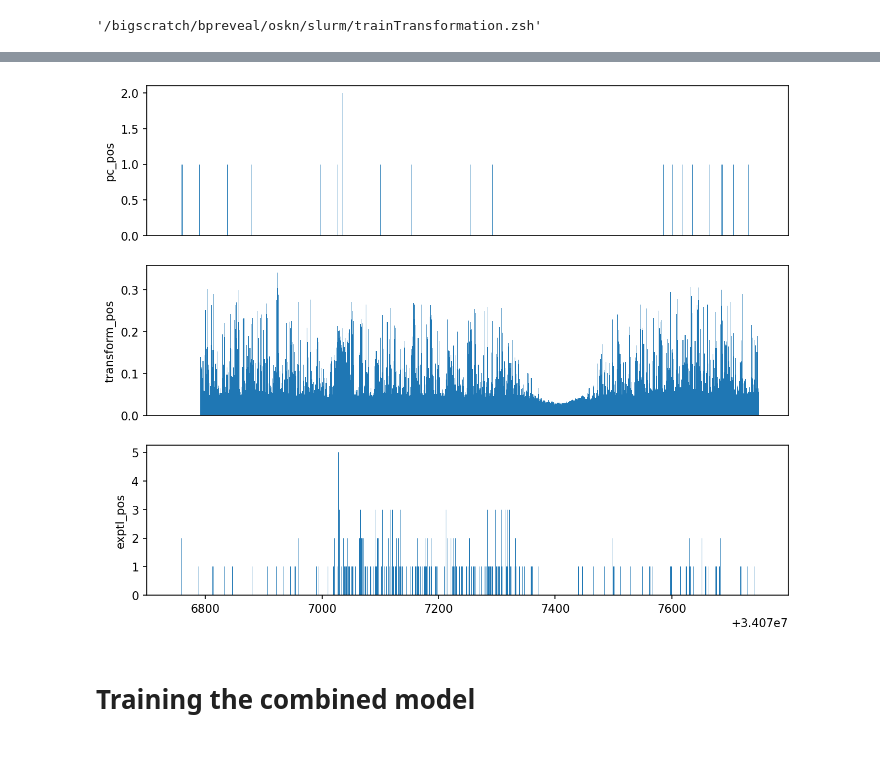
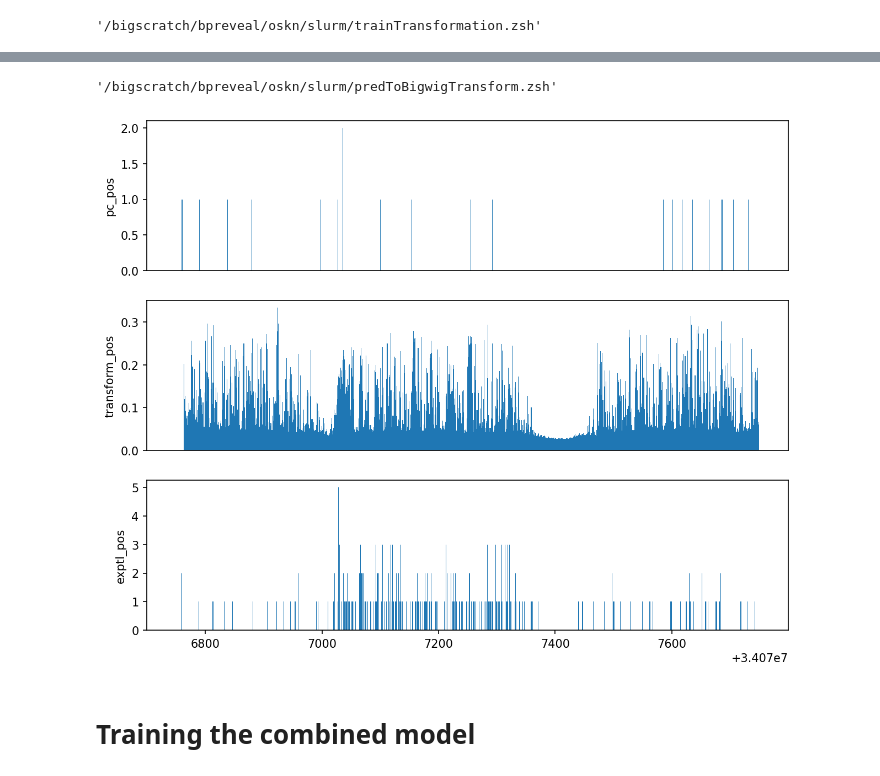
Before and after one commit to mmtrebuchet/bpreveal, a Jupyter notebook: doc/demos/osknExample.ipynb, the cells around one changed output, grey strips where cells are left out. Saved outputs shown, nothing was run; the diff lists cells and outputs as text; code cells hidden in the pictures.

```diff
--- a/doc/demos/osknExample.ipynb
+++ b/doc/demos/osknExample.ipynb
@@ -595,14 +595,15 @@ with open(WORKING_DIRECTORY + "/json/predictTransformation.json", "w") as fp:
 # %%
-slurmNamePredictTransformation = jobsGpu(SLURM_CONFIG, ["makePredictionsBed {0:s}".format(WORKING_DIRECTORY + "/json/predictTransformation.json")],
+SLURM_CMD_GPU(SLURM_CONFIG, ["makePredictionsBed {0:s}".format(WORKING_DIRECTORY + "/json/predictTransformation.json")],
         "predictTransformation", 1, 50, "10:00:00")
-jobSpecs.append([slurmNamePredictTransformation, [slurmNameTrainTransformation]])
+
 predCmd = "predictToBigwig " +\
           "--h5 {0:s}/pred/transform.h5 " +\
           "--bw {0:s}/pred/transform_{1:s}.bw "+\
           "--head-id 0 --task-id {2:d} --mode profile "+\
           "--threads 15 --verbose"
 
-slurmNamePredToBigwigTransformation = jobsNonGpu(SLURM_CONFIG,
+SLURM_CMD_CPU(SLURM_CONFIG,
     [predCmd.format(WORKING_DIRECTORY, strand[0], strand[1]) for strand in [("positive", 0), ("negative", 1)]],
     "predToBigwigTransform", 15, 20, "1:00:00")
-jobSpecs.append([slurmNamePredToBigwigTransformation, [slurmNamePredictTransformation]])
+# %% [output]
+'/bigscratch/bpreveal/oskn/slurm/predToBigwigTransform.zsh'
@@ -611,10 +610,10 @@ writeDependencyScript(SLURM_CONFIG, jobSpecs, "phase3", baseJobId=239339)
 # %%
-plotBws([DATA_DIRECTORY + "/data/chip-nexus/patchcap/counts.pos.bw",
+plotBws([DATA_DIRECTORY + "/patchcap/counts.pos.bw",
          WORKING_DIRECTORY + "/pred/transform_positive.bw",
-         DATA_DIRECTORY + "/data/chip-nexus/nanog/counts.pos.bw"],
+         DATA_DIRECTORY + "/nanog/counts.pos.bw"],
         ["pc_pos", "transform_pos", "exptl_pos"], "chr1", 34076750, 34077750)
 # %% [output]
-[figure, old version]
+[figure, new version]
 # %%
 #Of course these aren't a good match, but that's partly the point - the bald spot that the patchcap model predicts seems to also be present in the Nanog and Oct4 experimental data,
 #and this suggests that that bald spot is an artifact.
```
Also changed, not shown: parts of 4 cells of this notebook, 8 other files.
